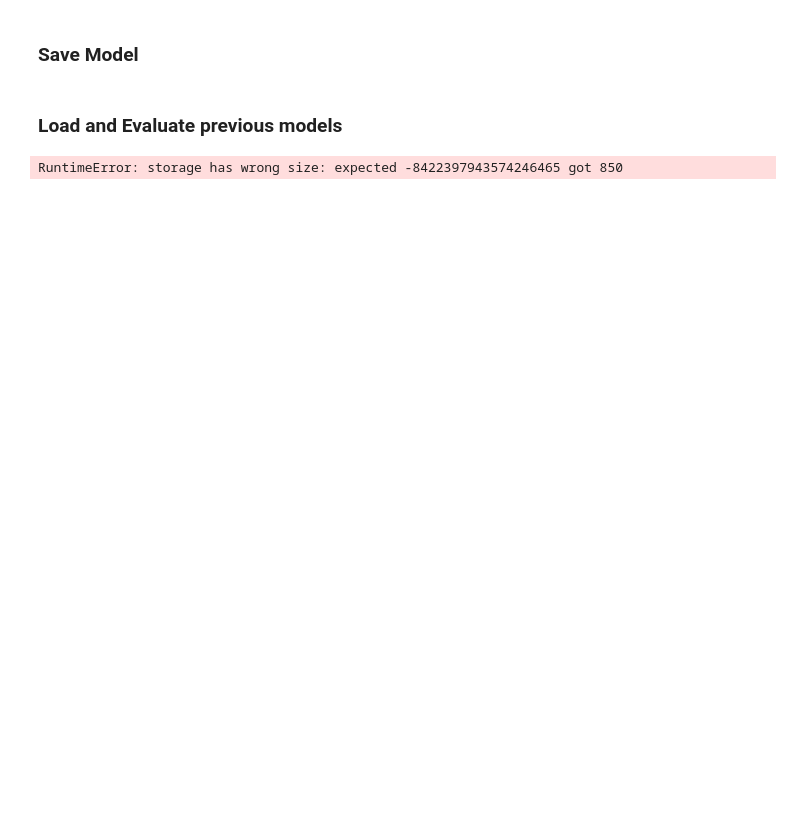
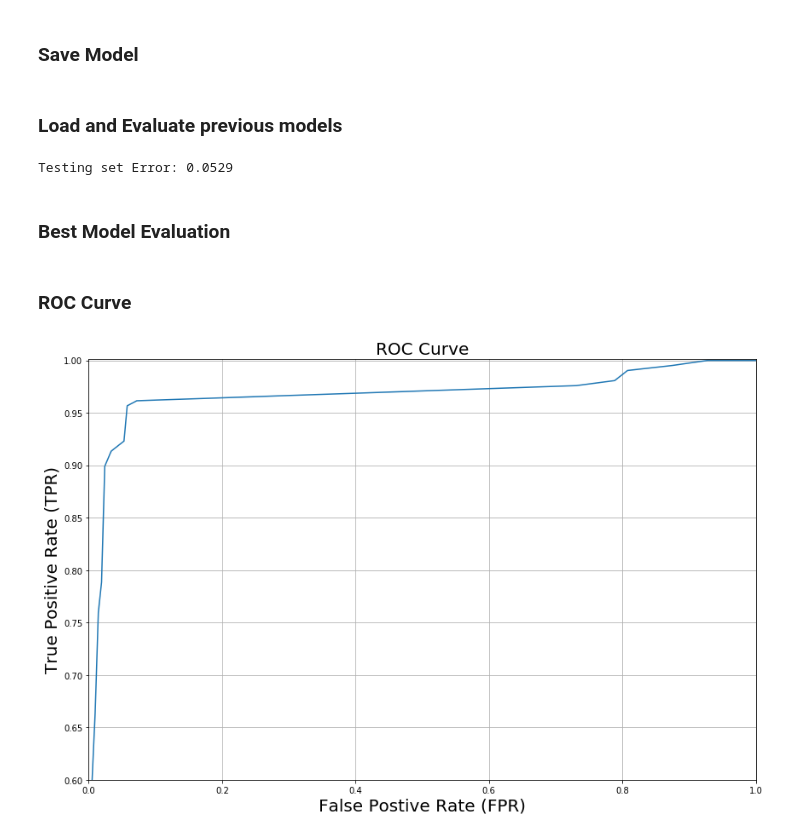
Before and after one commit to acnagle/CLA-Project, a Jupyter notebook: Code/Neural_Network(Pytorch).ipynb, the cells around one changed output. Drawn from its saved outputs; the diff is of its cells as text; code cells hidden in the pictures; blank space fills up the shorter version.

```diff
--- a/Code/Neural_Network(Pytorch).ipynb
+++ b/Code/Neural_Network(Pytorch).ipynb
@@ -343,25 +296,27 @@ torch.save(model.state_dict(), model_path)
 ### Load and Evaluate previous models
 # %%
 model = CLANet(input_size, hidden_size, output_size)
-model.load_state_dict(torch.load("torch_model_2_18_19_lr=0.01_dict.pt"))
+model.load_state_dict(torch.load("torch_model_3_10_19_lr=0.001_dict.pt"))
 model.double()     # cast model parameters to double
 model.eval()
 
 for i, (samples, labels) in enumerate(test_loader):
     samples = Variable(samples)
     labels = Variable(labels)
-    predictions = model(samples)
-    predictions = torch.flatten(predictions)
+    conf = model(samples)
+    conf = torch.flatten(conf)
     labels = labels.type(torch.DoubleTensor)
 
-    for j in range(0, predictions.size()[0]):
-        if predictions[j] < 0.5:
-            predictions[j] = 0
+    for j in range(conf.size()[0]):
+        if conf[j] < 0.5:
+            conf[j] = 0
         else:
-            predictions[j] = 1
+            conf[j] = 1
 
-    error = 1 - torch.sum(predictions == labels).item() / labels.size()[0]
+    error = 1 - torch.sum(conf == labels).item() / labels.size()[0]
 
     print("Testing set Error: %0.4f" % error)
 # %% [output]
-RuntimeError: storage has wrong size: expected -8422397943574246465 got 850
+Testing set Error: 0.0529
+# %% [markdown]
+### Best Model Evaluation
@@ -367,0 +344,41 @@ RuntimeError: storage has wrong size: expected -8422397943574246465 got 850
+# %% [markdown]
+### ROC Curve
+# %%
+num_pos = 0
+num_neg = 0
+
+for label in labels:
+    if label < 0.5:
+        num_neg += 1
+    else:
+        num_pos += 1
+
+tp = 0
+fp = 0
+last_tp = 0
+fpr = []
+tpr = []
+
+for i in range(len(labels)):
+    if (i > 1) and (conf[i] != conf[i-1]) and (labels[i] == 0) and (tp > last_tp):
+        fpr.append(fp / num_neg)
+        tpr.append(tp / num_pos)
+        last_tp = tp
+    if labels[i] == 1:
+        tp += 1
+    else:
+        fp += 1
+
+fpr.append(fp / num_neg)
+tpr.append(tp / num_pos)
+
+plt.figure(figsize=(12, 8))
+plt.plot(fpr, tpr)
+plt.xlabel('False Postive Rate (FPR)', fontsize=20)
+plt.ylabel('True Positive Rate (TPR)', fontsize=20)
+plt.axis([0, 1, 0.6, 1.001])
+plt.title('ROC Curve', fontsize=20)
+plt.tight_layout()
+plt.grid(True)
+# %% [output]
+[figure, added]
```
Also changed, not shown: parts of 15 cells of this notebook, 12 other files.
